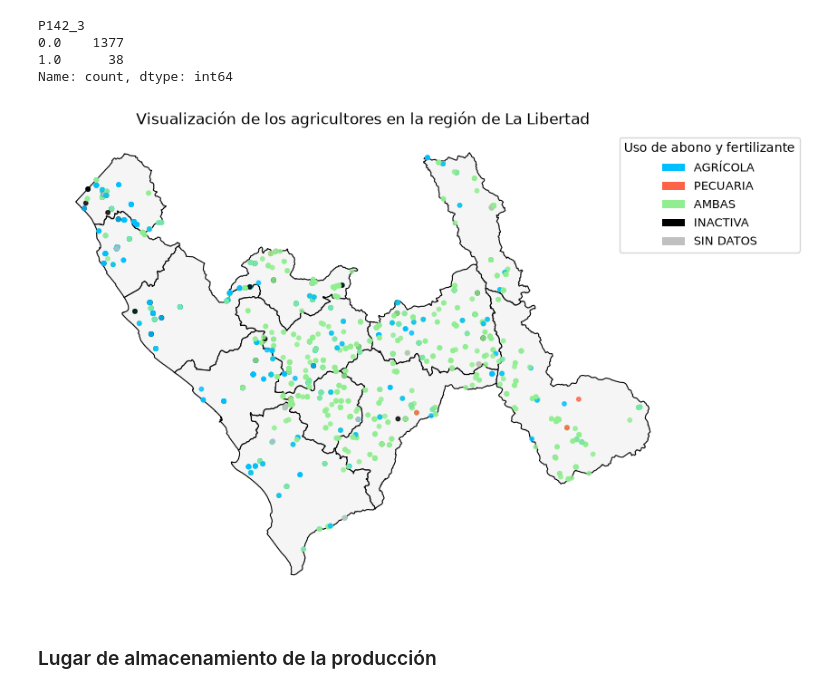
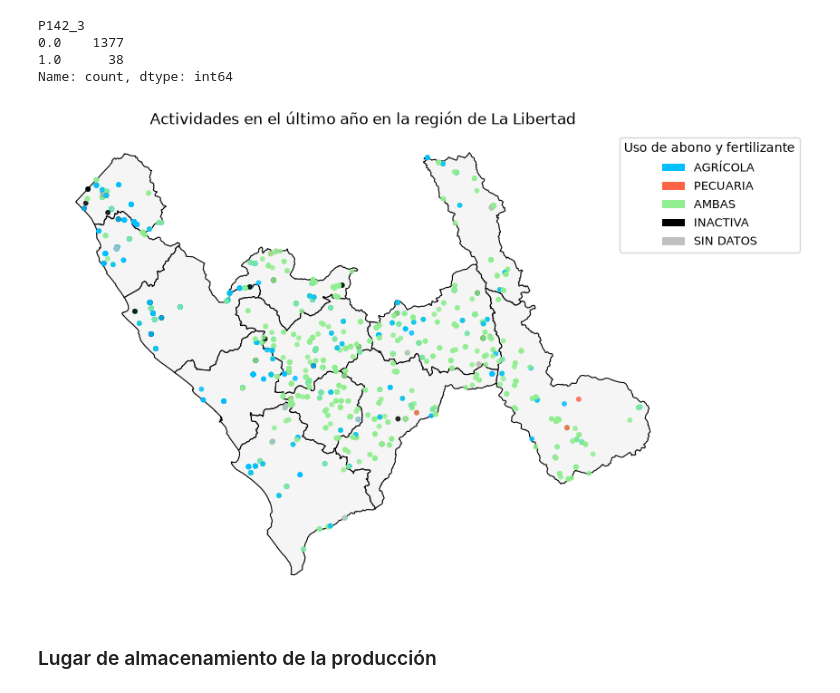
Before and after one commit to matiasrg/Proyecto-PCDA, a Jupyter notebook: scripts/05_CAP600.ipynb, the cells around one changed output. Saved outputs shown, nothing was run; the diff lists cells and outputs as text; code cells hidden in the pictures.

```diff
--- a/scripts/05_CAP600.ipynb
+++ b/scripts/05_CAP600.ipynb
@@ -245,35 +245,35 @@ map_prov_lalibertad.plot(
 
 actividad_merge.plot(
     ax=ax,
     color=actividad_merge["color"],
     markersize=10,
     alpha=0.8
 )
 
 # Leyenda
 leyenda = [
     Patch(facecolor="deepskyblue", label="AGRÍCOLA"),
     Patch(facecolor="tomato", label="PECUARIA"),
     Patch(facecolor="lightgreen", label="AMBAS"),
     Patch(facecolor="black", label="INACTIVA"),
     Patch(facecolor="silver", label="SIN DATOS")
 ]
 
 ax.legend(
     handles=leyenda,
     title="Uso de abono y fertilizante",
     loc="upper right",
     fontsize=9,
     title_fontsize=10,
     bbox_to_anchor = (1.2,1)
 )
 
-ax.set_title("Visualización de los agricultores en la región de La Libertad")
+ax.set_title("Actividades en el último año en la región de La Libertad")
 ax.set_axis_off()
 
 plt.show()
 # %% [output]
-[figure, old version]
+[figure, new version]
 # %% [markdown]
 ### Lugar de almacenamiento de la producción
 # %%
```
Also changed, not shown: 1 other file.
